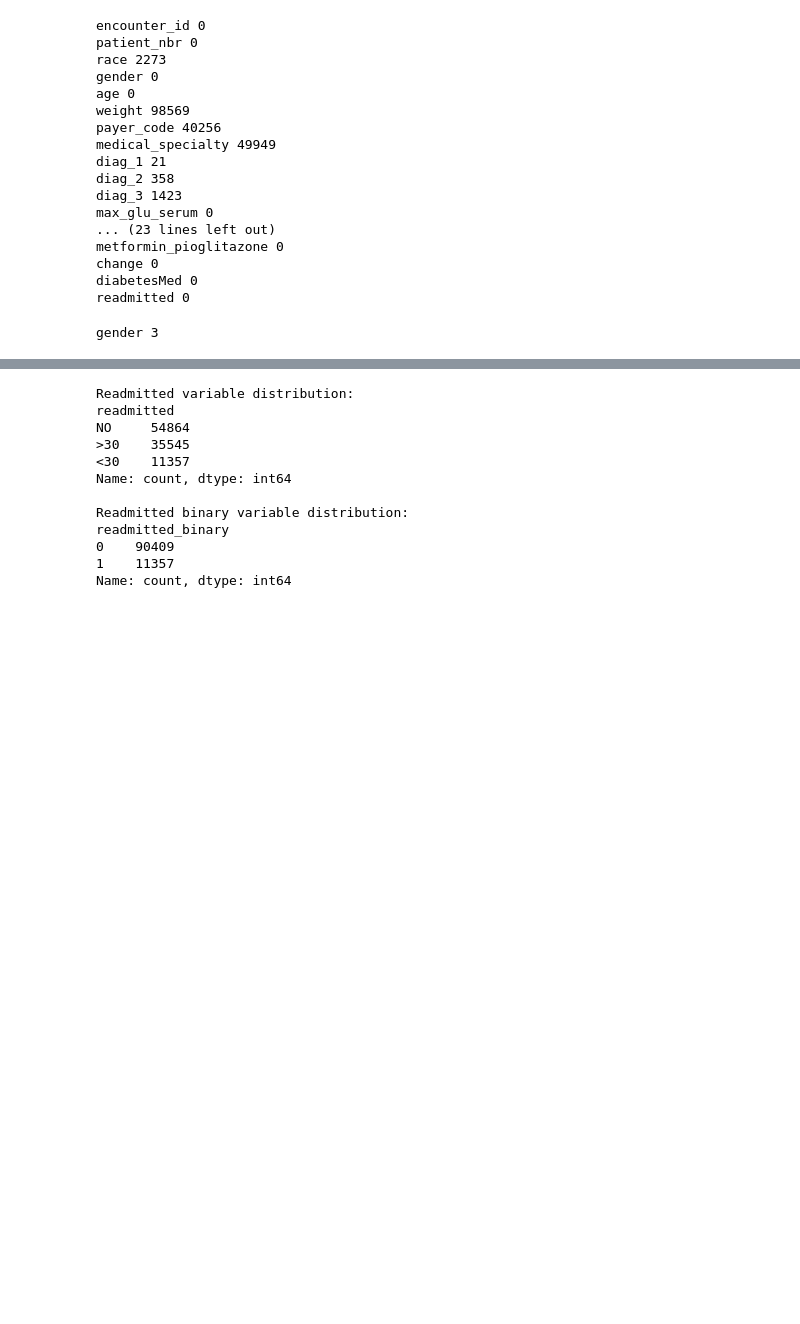
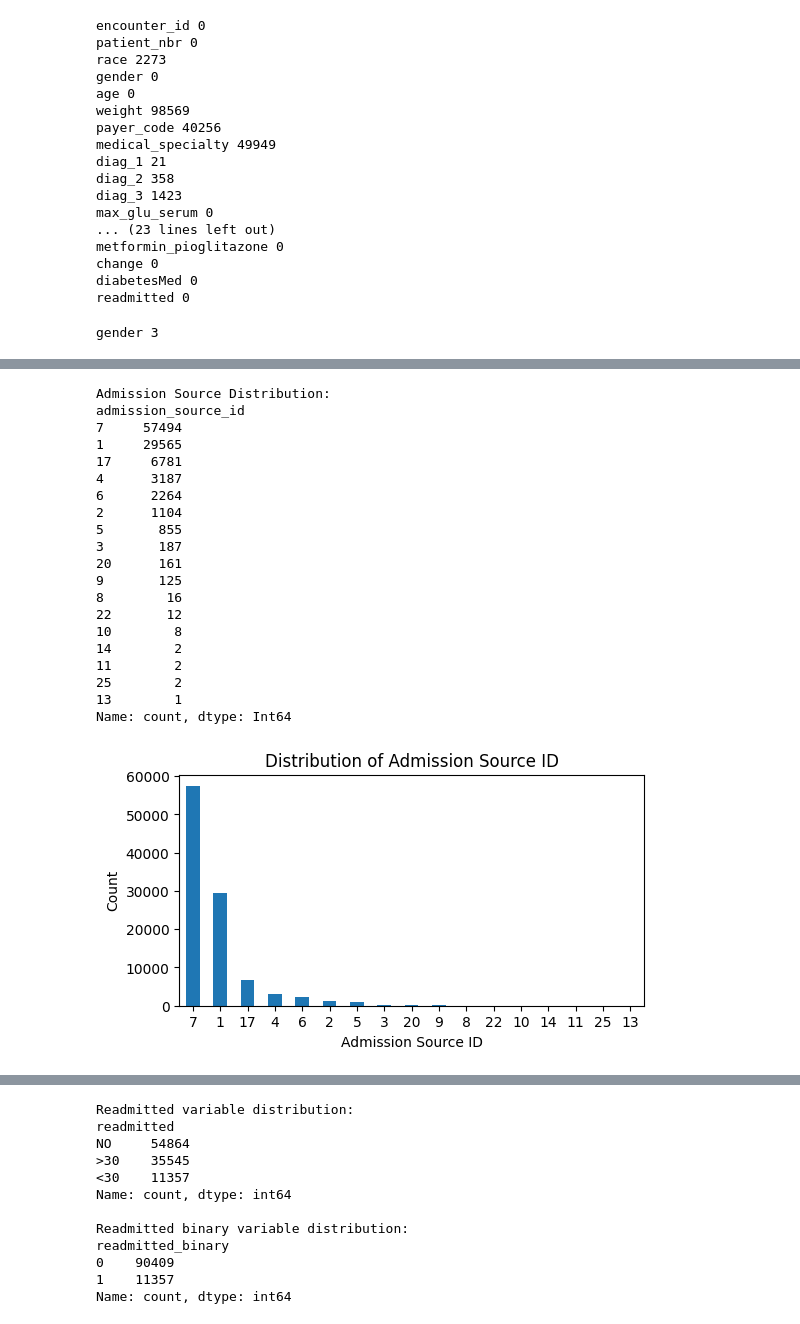
Before and after one commit to ParkYourCode/Diabetic-Patients-Readmission-Analytics, a Jupyter notebook: exploration/explore_bronze.ipynb, the cells around one changed output, grey strips where cells are left out. Drawn from its saved outputs; the diff is of its cells as text; code cells hidden in the pictures; blank space fills up the shorter version.

```diff
--- a/exploration/explore_bronze.ipynb
+++ b/exploration/explore_bronze.ipynb
@@ -65,0 +147,34 @@ gender 3
+# %%
+# Check admission source distribution
+print('Admission Source Distribution:')
+print(df["admission_source_id"].value_counts())
+
+plt.figure(figsize=(6,3))
+df['admission_source_id'].value_counts().plot(kind='bar')
+plt.xlabel('Admission Source ID')
+plt.ylabel('Count')
+plt.title('Distribution of Admission Source ID')
+plt.xticks(rotation=0)
+plt.show()
+# %% [output]
+Admission Source Distribution:
+admission_source_id
+7     57494
+1     29565
+17     6781
+4      3187
+6      2264
+2      1104
+5       855
+3       187
+20      161
+9       125
+8        16
+22       12
+10        8
+14        2
+11        2
+25        2
+13        1
+Name: count, dtype: Int64
+[figure, added]
```
Also changed, not shown: parts of 4 cells of this notebook.
